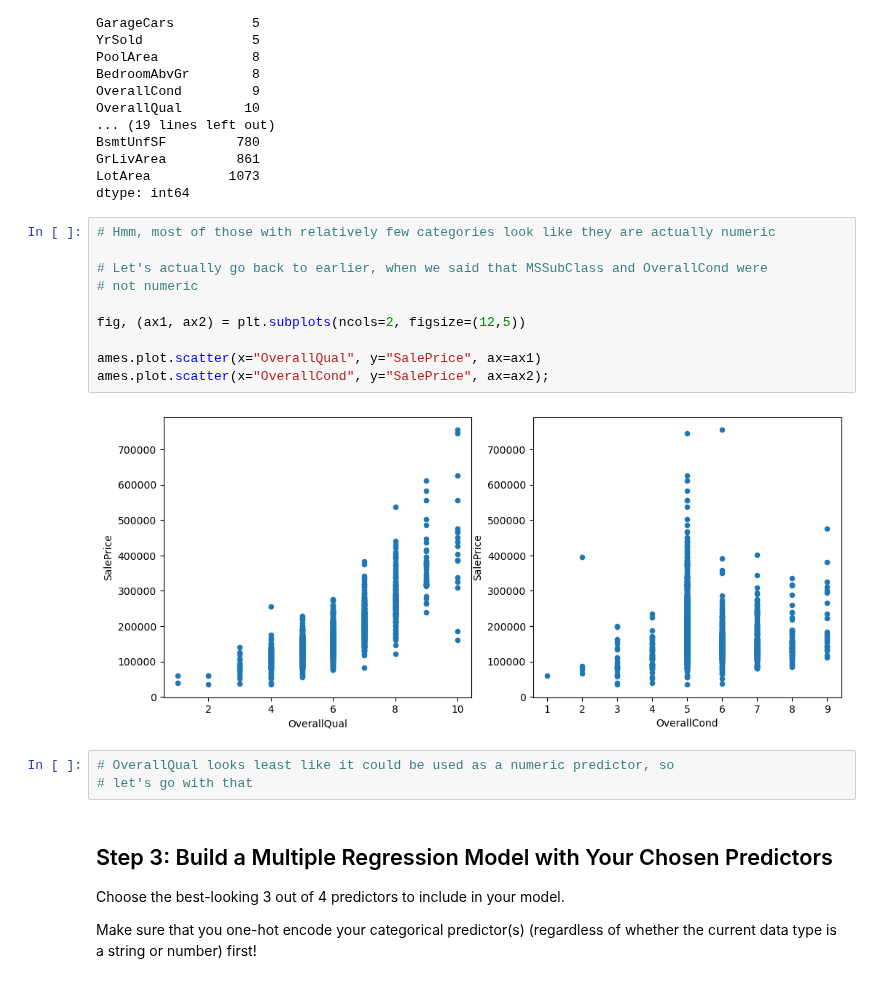
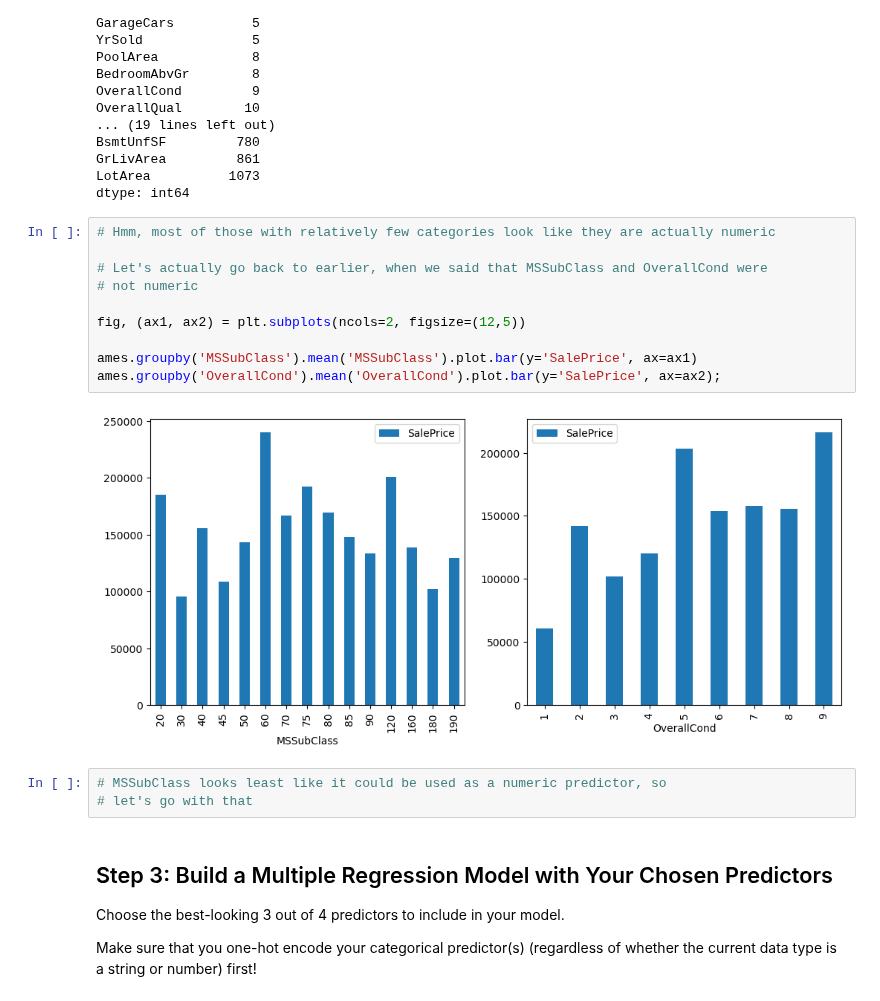
Before and after one commit to learn-co-curriculum/dsc-categorical-variables-regression-lab, a Jupyter notebook: index.ipynb, the cells around one changed output. Saved outputs shown, nothing was run; the diff lists cells and outputs as text.

```diff
--- a/index.ipynb
+++ b/index.ipynb
@@ -229,17 +224,17 @@ dtype: int64
 # %%
 # Hmm, most of those with relatively few categories look like they are actually numeric
 
 # Let's actually go back to earlier, when we said that MSSubClass and OverallCond were
 # not numeric
 
 fig, (ax1, ax2) = plt.subplots(ncols=2, figsize=(12,5))
 
-ames.plot.scatter(x="OverallQual", y="SalePrice", ax=ax1)
-ames.plot.scatter(x="OverallCond", y="SalePrice", ax=ax2);
+ames.groupby('MSSubClass').mean('MSSubClass').plot.bar(y='SalePrice', ax=ax1)
+ames.groupby('OverallCond').mean('OverallCond').plot.bar(y='SalePrice', ax=ax2);
 # %% [output]
-[figure, old version]
+[figure, new version]
 # %%
-# OverallQual looks least like it could be used as a numeric predictor, so
+# MSSubClass looks least like it could be used as a numeric predictor, so
 # let's go with that
 # %% [markdown]
 ## Step 3: Build a Multiple Regression Model with Your Chosen Predictors
```
Also changed, not shown: parts of 8 cells of this notebook, 9 other files.
